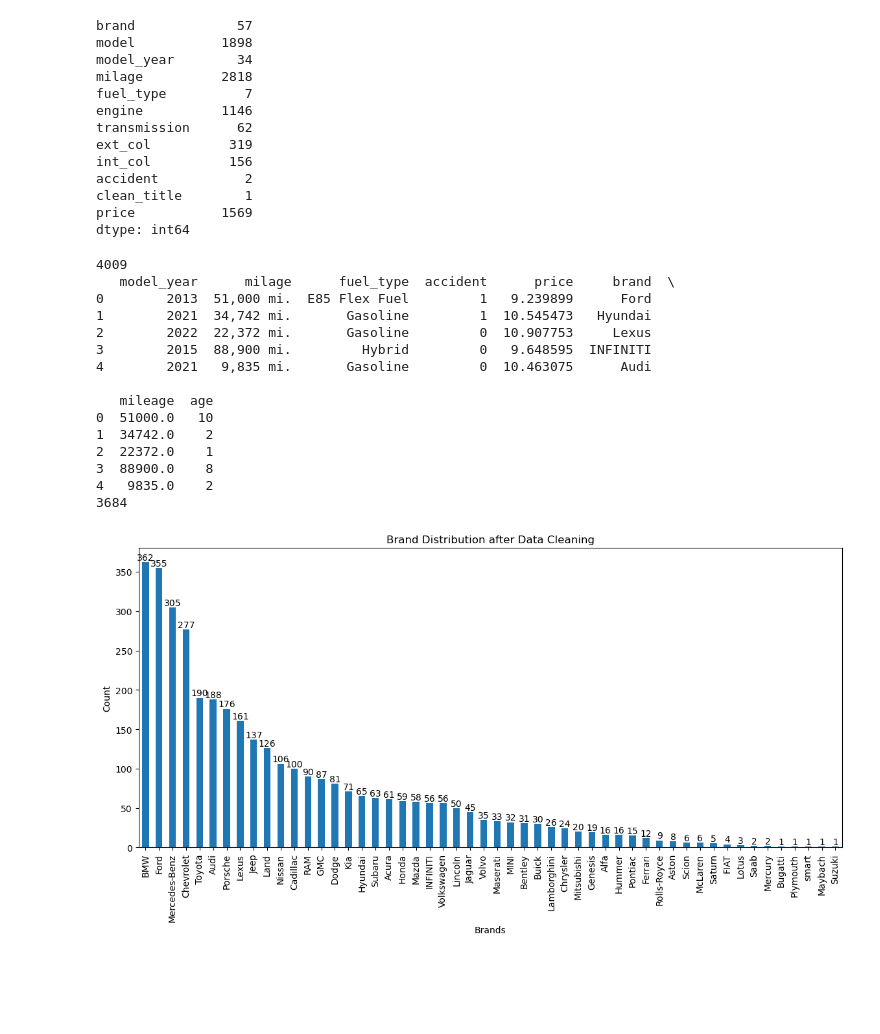
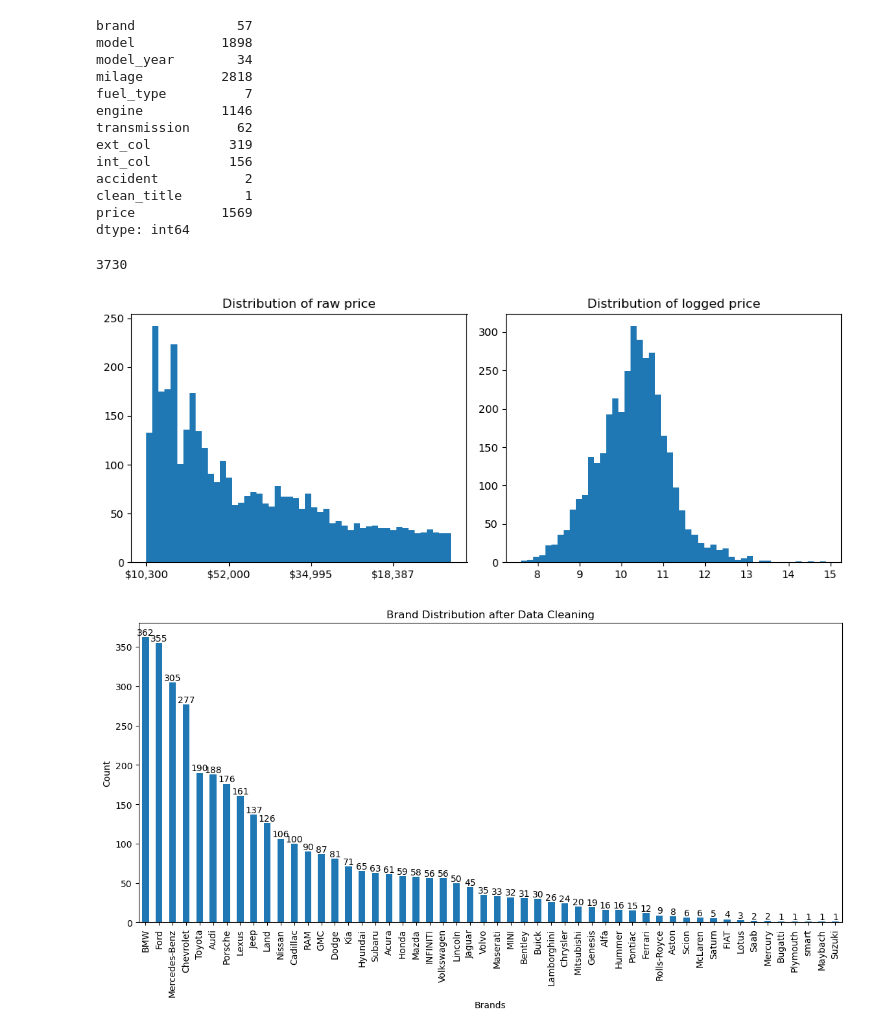
Before and after one commit to JustinTrenchcoat/Bayesian_Stat_2026, a Jupyter notebook: EDA.ipynb, the cells around one changed output. Cells and saved outputs as stored; diff of their text form; code cells hidden in the pictures; blank space fills up the shorter version.

```diff
--- a/EDA.ipynb
+++ b/EDA.ipynb
@@ -49,7 +30,7 @@ dtype: int64
 print(len(df))
 df = df[['model_year', 'milage', 'fuel_type',"accident", "price", "brand"]].dropna()
 df_new = df[~df['fuel_type'].isin(["not supported", "–"])].copy(deep=True)
-# df_new['price'] = df_new['price'].str.replace(r'[$,]', '', regex=True).astype(float)
+price_raw = df_new['price']
 df_new['price'] = np.log(df_new['price'].str.replace(r'[$,]', '', regex=True).astype(float))
 df_new['mileage'] = (
     df_new['milage']
@@ -64,24 +45,28 @@ df_new['accident'] = df_new['accident'].map({
 })
 data_year = 2023
 df_new['age'] = data_year - df_new['model_year'].astype(int)
-print(df_new.head())
-print(len(df_new))
 # %% [output]
-4009
-   model_year      milage      fuel_type  accident      price     brand  \
-0        2013  51,000 mi.  E85 Flex Fuel         1   9.239899      Ford
-1        2021  34,742 mi.       Gasoline         1  10.545473   Hyundai
-2        2022  22,372 mi.       Gasoline         0  10.907753     Lexus
-3        2015  88,900 mi.         Hybrid         0   9.648595  INFINITI
-4        2021   9,835 mi.       Gasoline         0  10.463075      Audi
-
-   mileage  age
-0  51000.0   10
-1  34742.0    2
-2  22372.0    1
-3  88900.0    8
-4   9835.0    2
-3684
+3730
+# %%
+# recover raw price (since you overwrote it)
+price_log = df_new['price']
+
+plt.figure(figsize=(10,4))
+
+plt.subplot(1,2,1)
+plt.hist(price_raw, bins=50)
+ax = plt.gca()
+ax.xaxis.set_major_locator(ticker.MaxNLocator(5))  # max 5 ticks
+plt.title("Distribution of raw price")
+
+plt.subplot(1,2,2)
+plt.hist(price_log, bins=50)
+plt.title("Distribution of logged price")
+
+plt.tight_layout()
+plt.show()
+# %% [output]
+[figure, added]
 # %%
 plt.figure(figsize=(14,6))
 counts = df_new["brand"].value_counts()
```
Also changed, not shown: parts of 7 cells of this notebook, 7 other files.
